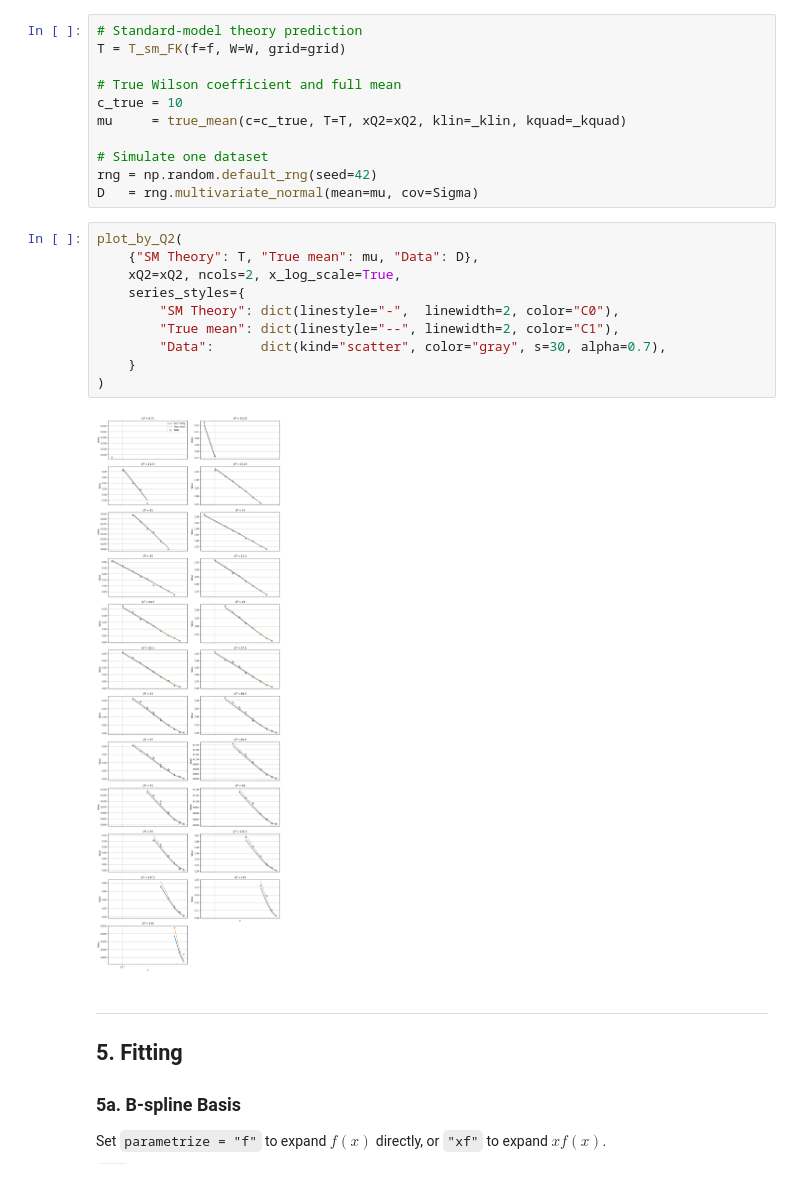
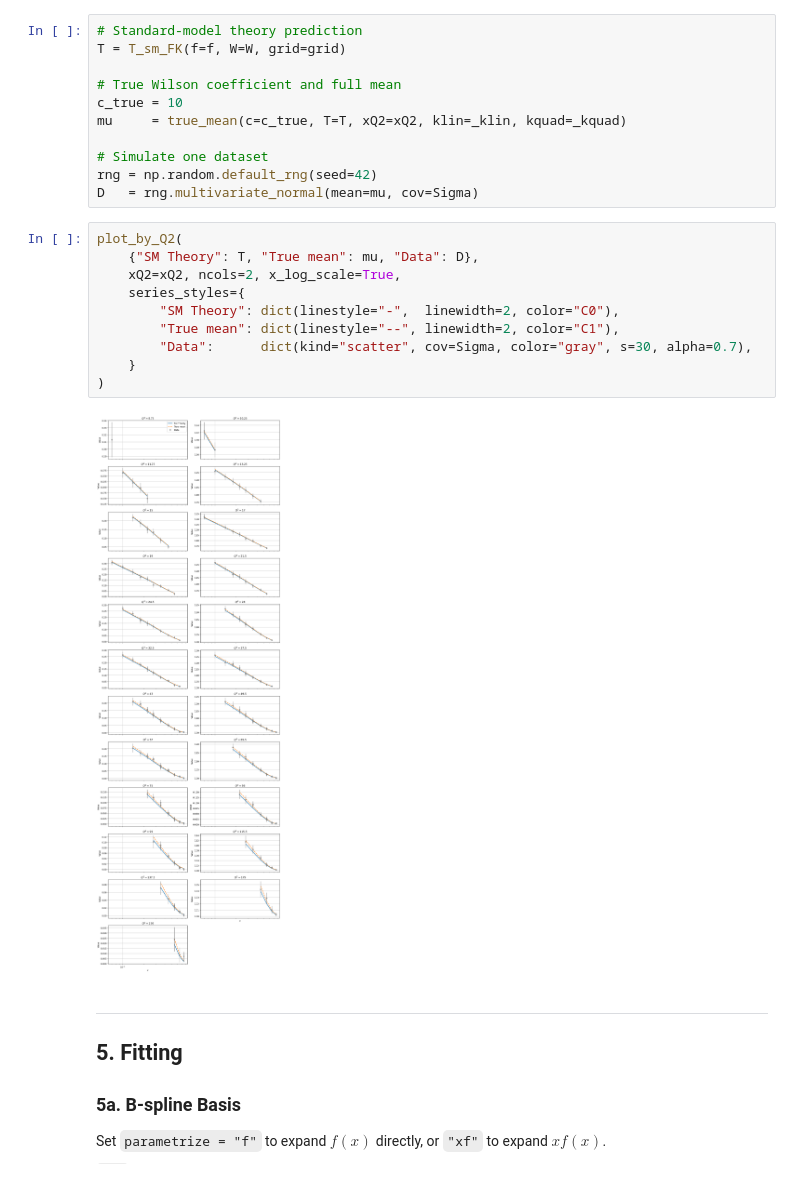
Before and after one commit to richardzhs/Semiparametric_Parameter_Estimation_PDF, a Jupyter notebook: T3_demo.ipynb, the cells around one changed output. Drawn from its saved outputs; the diff is of its cells as text.

```diff
--- a/T3_demo.ipynb
+++ b/T3_demo.ipynb
@@ -162,15 +195,15 @@ D   = rng.multivariate_normal(mean=mu, cov=Sigma)
 # %%
 plot_by_Q2(
     {"SM Theory": T, "True mean": mu, "Data": D},
     xQ2=xQ2, ncols=2, x_log_scale=True,
     series_styles={
         "SM Theory": dict(linestyle="-",  linewidth=2, color="C0"),
         "True mean": dict(linestyle="--", linewidth=2, color="C1"),
-        "Data":      dict(kind="scatter", color="gray", s=30, alpha=0.7),
+        "Data":      dict(kind="scatter", cov=Sigma, color="gray", s=30, alpha=0.7),
     }
 )
 # %% [output]
-[figure, old version]
+[figure, new version]
 # %% [markdown]
 ---
 ## 5. Fitting
```
Also changed, not shown: parts of 26 cells of this notebook, 1 other file.
